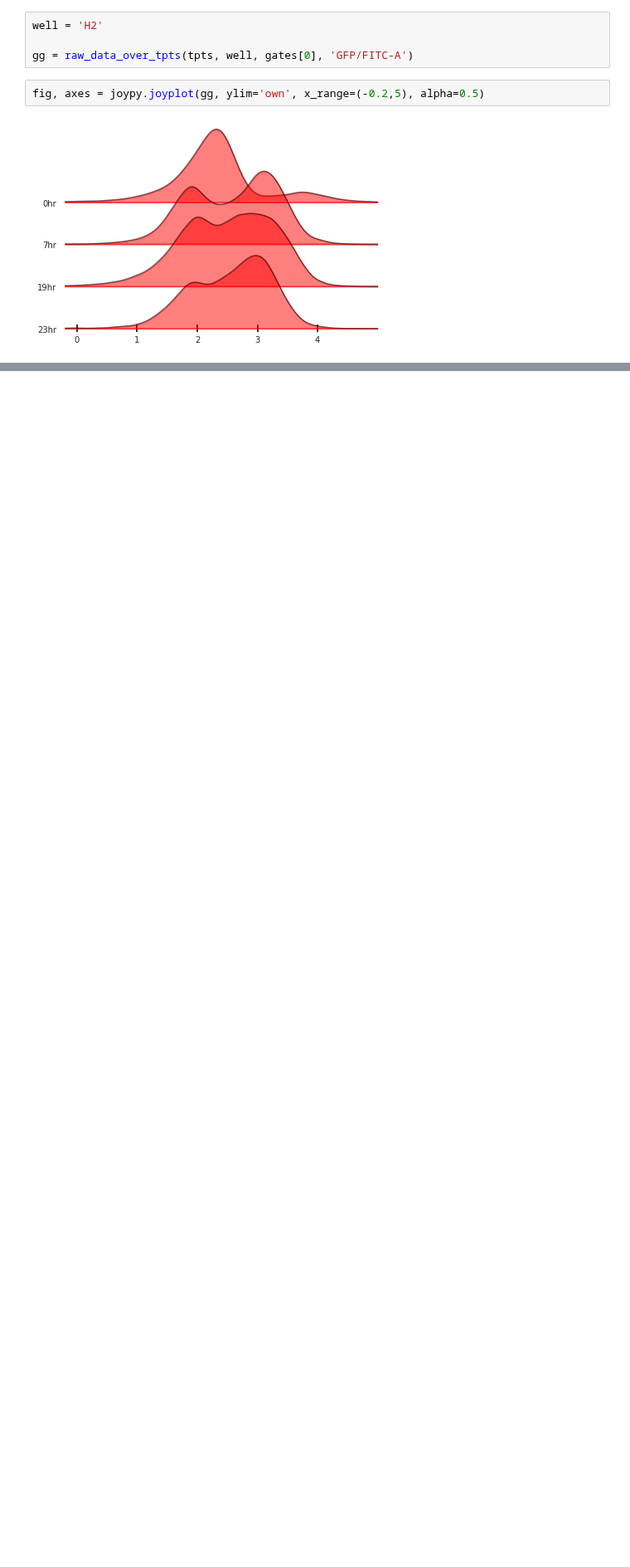
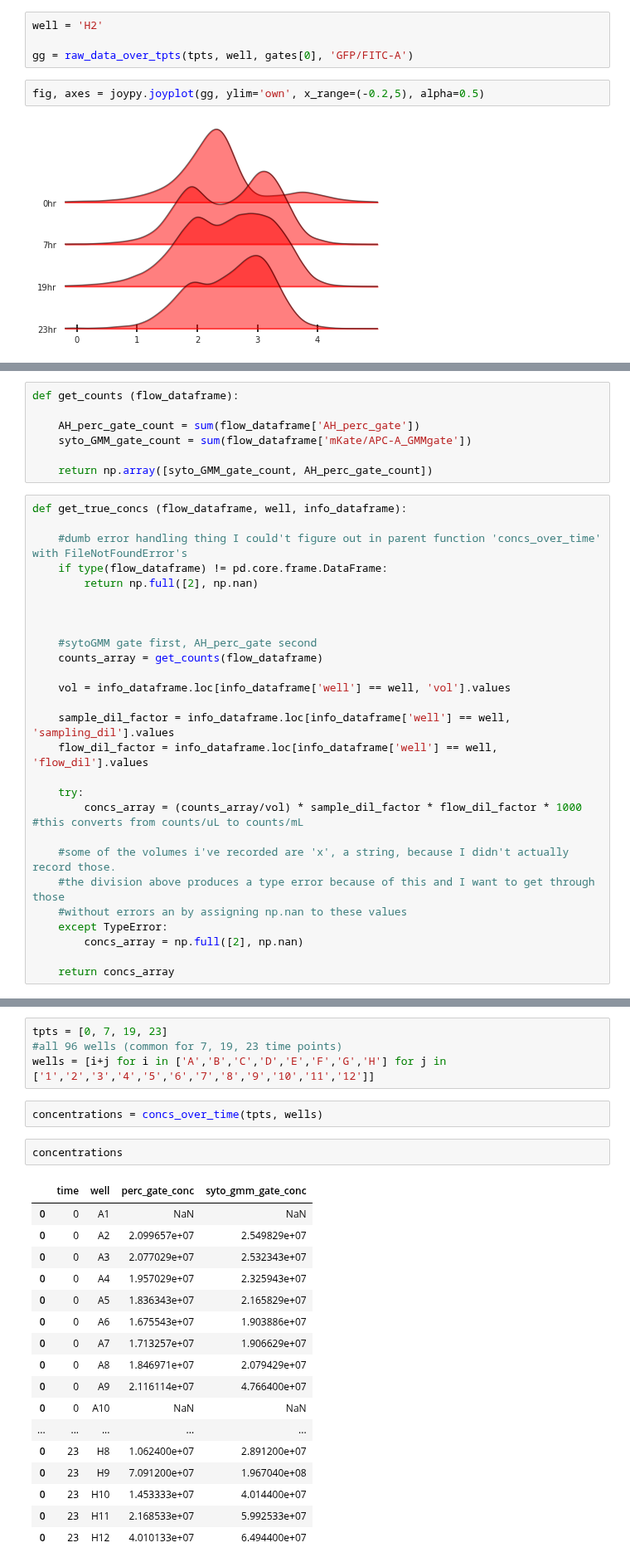
Before and after one commit to geezerbriefs/xpspython, a Jupyter notebook: flow/plot A=B flow data.ipynb, the cells around one changed output, grey strips where cells are left out. Shown at 83% size. Cells and saved outputs as stored; diff of their text form; blank space fills up the shorter version.

Commit message:
added function to calculate counts/mL from gates, dil information and flow info sheets. should be split into an analysis script

```diff
--- a/flow/plot A=B flow data.ipynb
+++ b/flow/plot A=B flow data.ipynb
@@ -321,0 +317,34 @@ get(...)
+# %%
+def get_counts (flow_dataframe):
+
+    AH_perc_gate_count = sum(flow_dataframe['AH_perc_gate'])
+    syto_GMM_gate_count = sum(flow_dataframe['mKate/APC-A_GMMgate'])
+
+    return np.array([syto_GMM_gate_count, AH_perc_gate_count])
+# %%
+def get_true_concs (flow_dataframe, well, info_dataframe):
+
+    #dumb error handling thing I could't figure out in parent function 'concs_over_time' with FileNotFoundError's
+    if type(flow_dataframe) != pd.core.frame.DataFrame:
+        return np.full([2], np.nan)
+
+
+
+    #sytoGMM gate first, AH_perc_gate second
+    counts_array = get_counts(flow_dataframe)
+
+    vol = info_dataframe.loc[info_dataframe['well'] == well, 'vol'].values
+
+    sample_dil_factor = info_dataframe.loc[info_dataframe['well'] == well, 'sampling_dil'].values
+    flow_dil_factor = info_dataframe.loc[info_dataframe['well'] == well, 'flow_dil'].values
+
+    try:
+        concs_array = (counts_array/vol) * sample_dil_factor * flow_dil_factor * 1000 #this converts from counts/uL to counts/mL
+
+    #some of the volumes i've recorded are 'x', a string, because I didn't actually record those.
+    #the division above produces a type error because of this and I want to get through those
+    #without errors an by assigning np.nan to these values
+    except TypeError:
+        concs_array = np.full([2], np.nan)
+
+    return concs_array
@@ -321,0 +389,26 @@ get(...)
+# %%
+tpts = [0, 7, 19, 23]
+#all 96 wells (common for 7, 19, 23 time points)
+wells = [i+j for i in ['A','B','C','D','E','F','G','H'] for j in ['1','2','3','4','5','6','7','8','9','10','11','12']]
+# %%
+concentrations = concs_over_time(tpts, wells)
+# %%
+concentrations
+# %% [output]
+|  | time | well | perc_gate_conc | syto_gmm_gate_conc |
+| 0 | 0 | A1 | NaN | NaN |
+| 0 | 0 | A2 | 2.099657e+07 | 2.549829e+07 |
+| 0 | 0 | A3 | 2.077029e+07 | 2.532343e+07 |
+| 0 | 0 | A4 | 1.957029e+07 | 2.325943e+07 |
+| 0 | 0 | A5 | 1.836343e+07 | 2.165829e+07 |
+| 0 | 0 | A6 | 1.675543e+07 | 1.903886e+07 |
+| 0 | 0 | A7 | 1.713257e+07 | 1.906629e+07 |
+| 0 | 0 | A8 | 1.846971e+07 | 2.079429e+07 |
+| 0 | 0 | A9 | 2.116114e+07 | 4.766400e+07 |
+| 0 | 0 | A10 | NaN | NaN |
+| ... | ... | ... | ... | ... |
+| 0 | 23 | H8 | 1.062400e+07 | 2.891200e+07 |
+| 0 | 23 | H9 | 7.091200e+07 | 1.967040e+08 |
+| 0 | 23 | H10 | 1.453333e+07 | 4.014400e+07 |
+| 0 | 23 | H11 | 2.168533e+07 | 5.992533e+07 |
+| 0 | 23 | H12 | 4.010133e+07 | 6.494400e+07 |
```
Also changed, not shown: parts of 5 cells of this notebook.
